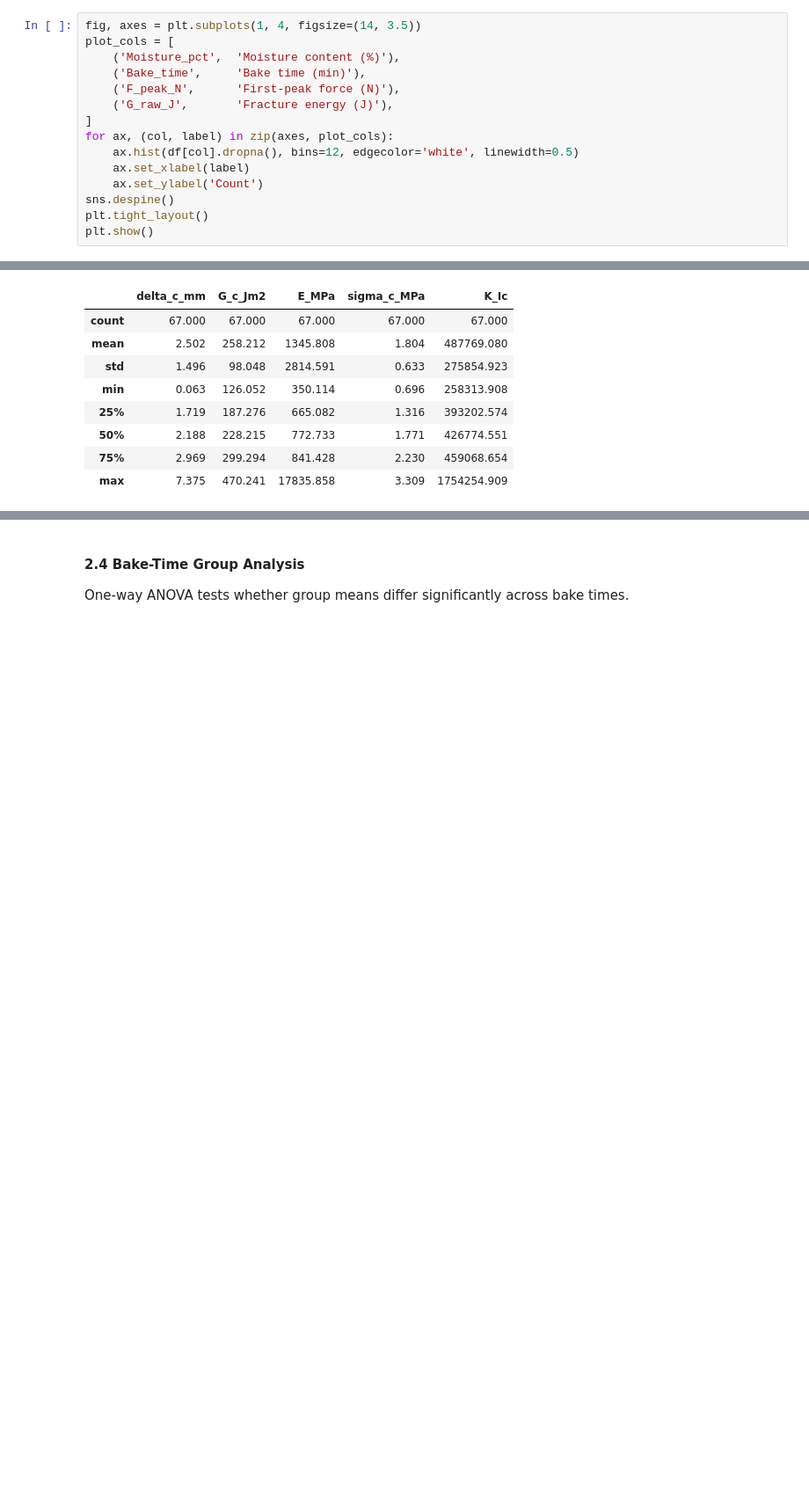
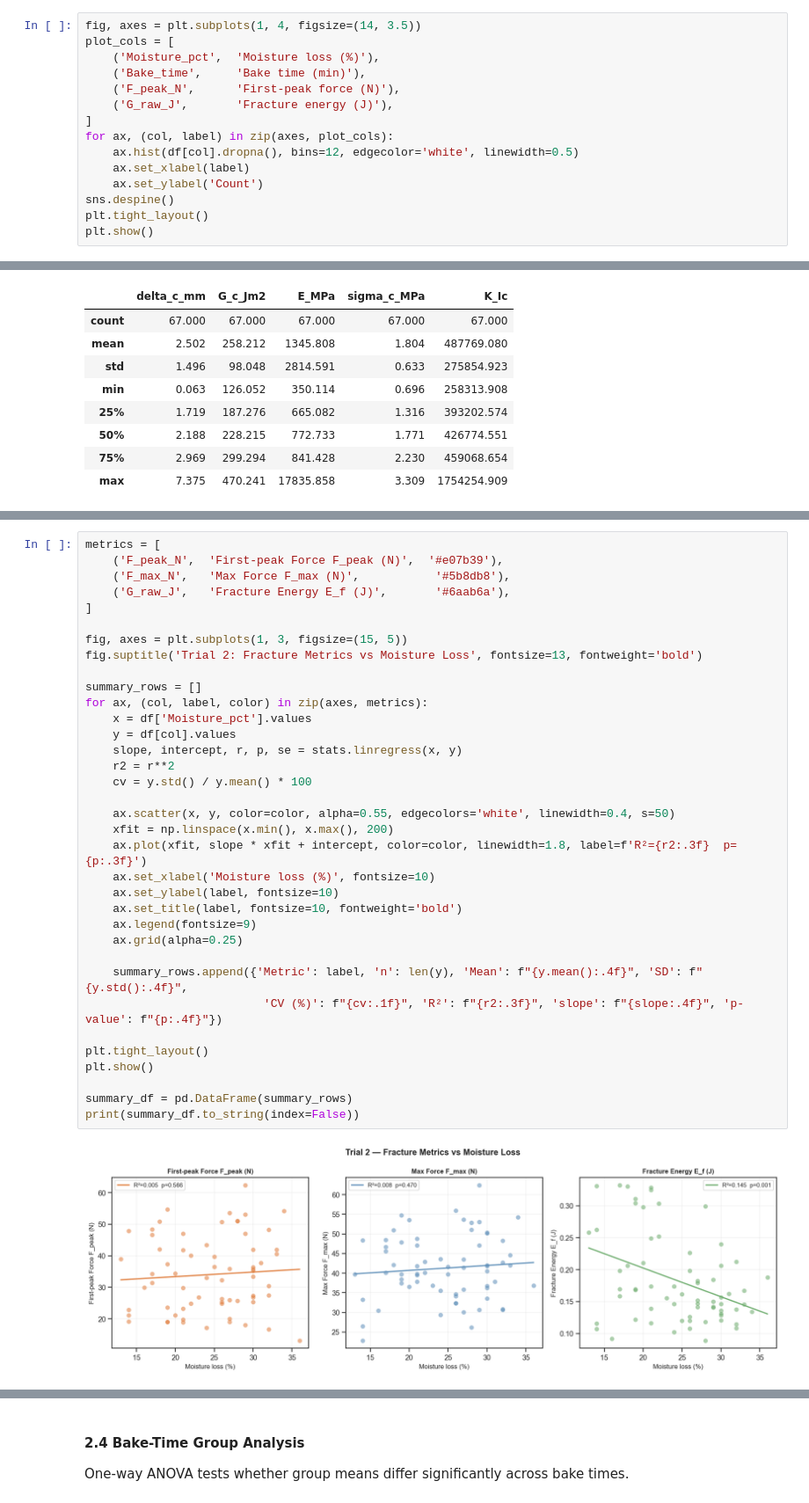
Before and after one commit to reversely/chips, a Jupyter notebook: trial2_analysis.ipynb, the cells around one changed output, grey strips where cells are left out. Shown at 88% size. Saved outputs shown, nothing was run; the diff lists cells and outputs as text; blank space fills up the shorter version.

```diff
--- a/trial2_analysis.ipynb
+++ b/trial2_analysis.ipynb
@@ -104,7 +104,7 @@ Within-group moisture spread is again large (±5–8 pp per bake group). As in T
 # %%
 fig, axes = plt.subplots(1, 4, figsize=(14, 3.5))
 plot_cols = [
-    ('Moisture_pct',  'Moisture content (%)'),
+    ('Moisture_pct',  'Moisture loss (%)'),
     ('Bake_time',     'Bake time (min)'),
     ('F_peak_N',      'First-peak force (N)'),
     ('G_raw_J',       'Fracture energy (J)'),
@@ -292,0 +215,37 @@ plt.show()
+# %%
+metrics = [
+    ('F_peak_N',  'First-peak Force F_peak (N)',  '#e07b39'),
+    ('F_max_N',   'Max Force F_max (N)',           '#5b8db8'),
+    ('G_raw_J',   'Fracture Energy E_f (J)',       '#6aab6a'),
+]
+
+fig, axes = plt.subplots(1, 3, figsize=(15, 5))
+fig.suptitle('Trial 2: Fracture Metrics vs Moisture Loss', fontsize=13, fontweight='bold')
+
+summary_rows = []
+for ax, (col, label, color) in zip(axes, metrics):
+    x = df['Moisture_pct'].values
+    y = df[col].values
+    slope, intercept, r, p, se = stats.linregress(x, y)
+    r2 = r**2
+    cv = y.std() / y.mean() * 100
+
+    ax.scatter(x, y, color=color, alpha=0.55, edgecolors='white', linewidth=0.4, s=50)
+    xfit = np.linspace(x.min(), x.max(), 200)
+    ax.plot(xfit, slope * xfit + intercept, color=color, linewidth=1.8, label=f'R²={r2:.3f}  p={p:.3f}')
+    ax.set_xlabel('Moisture loss (%)', fontsize=10)
+    ax.set_ylabel(label, fontsize=10)
+    ax.set_title(label, fontsize=10, fontweight='bold')
+    ax.legend(fontsize=9)
+    ax.grid(alpha=0.25)
+
+    summary_rows.append({'Metric': label, 'n': len(y), 'Mean': f"{y.mean():.4f}", 'SD': f"{y.std():.4f}",
+                          'CV (%)': f"{cv:.1f}", 'R²': f"{r2:.3f}", 'slope': f"{slope:.4f}", 'p-value': f"{p:.4f}"})
+
+plt.tight_layout()
+plt.show()
+
+summary_df = pd.DataFrame(summary_rows)
+print(summary_df.to_string(index=False))
+# %% [output]
+[figure, added]
```
Also changed, not shown: parts of 25 cells of this notebook, 1 other file.
